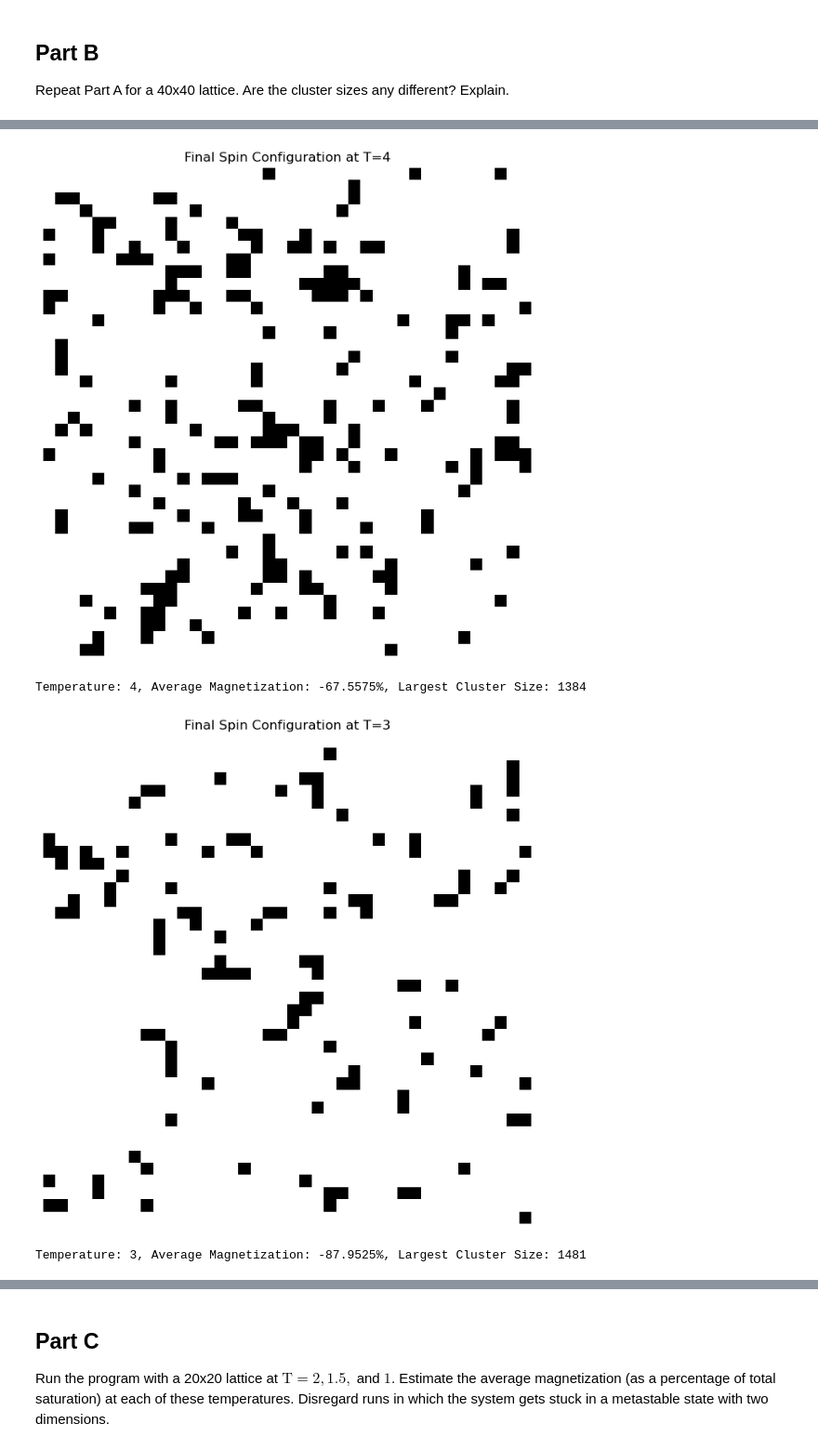
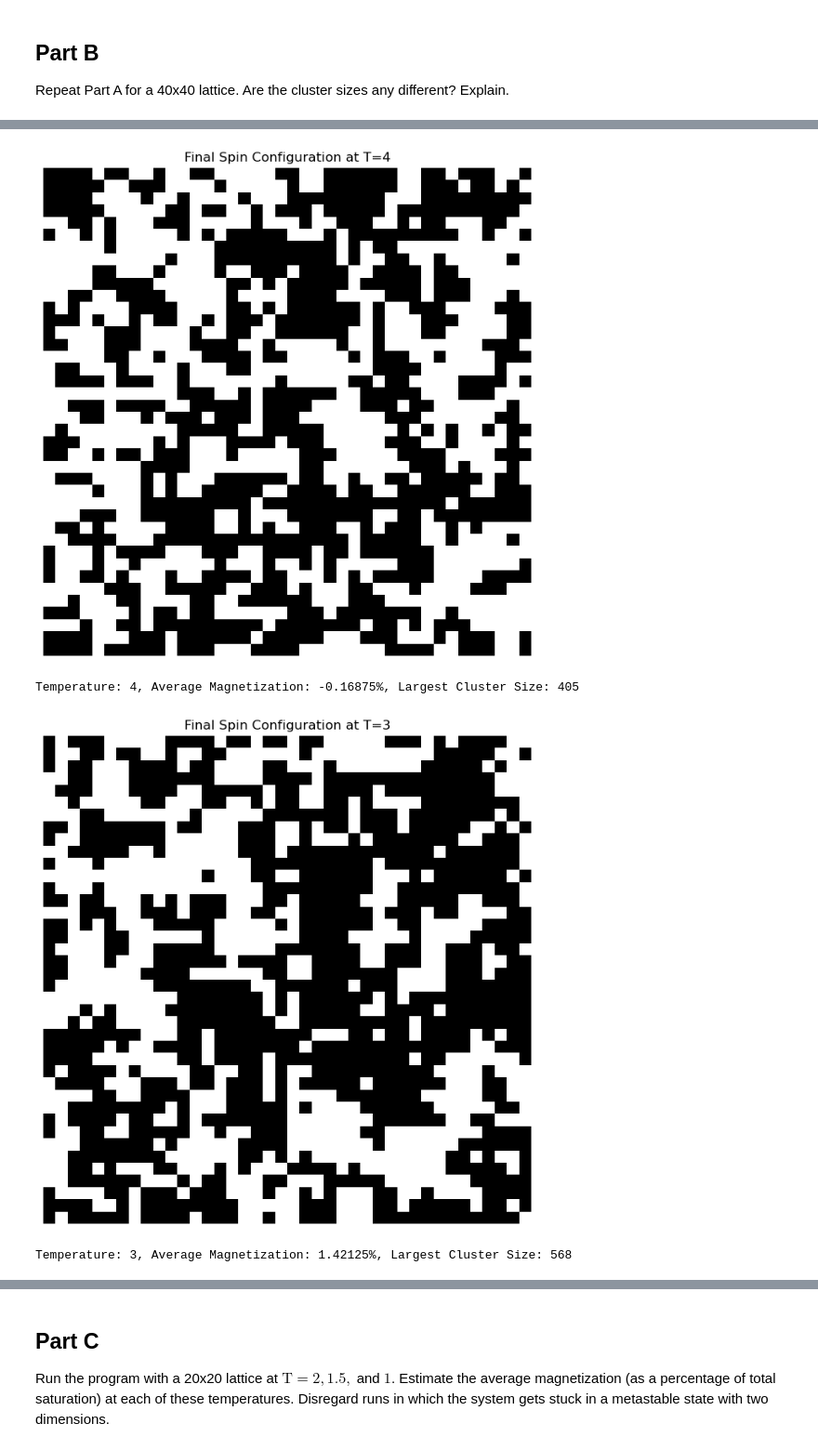
Before and after one commit to bfencill/140A-Ising-model-Project, a Jupyter notebook: Code/question8-26.ipynb, the cells around one changed output, grey strips where cells are left out. Shown: that part at 93% size. Drawn from its saved outputs; the diff is of its cells as text; code cells hidden in the pictures.

```diff
--- a/Code/question8-26.ipynb
+++ b/Code/question8-26.ipynb
@@ -45,7 +45,7 @@ from IsingModel import Run_Simulation_For_Temperatures
 lattice_size = 40
 temperatures = [10, 5, 4, 3, 2.5]
 steps_per_dipole = 100
-B_field = -1
+B_field = 0
 
 results = Run_Simulation_For_Temperatures(lattice_size, temperatures, steps_per_dipole, B_field)
 # %% [output]
@@ -56,4 +56,4 @@ Temperature: 5, Average Magnetization: -48.00375%, Largest Cluster Size: 1201
-[figure, old version]
+[figure, new version]
-Temperature: 4, Average Magnetization: -67.5575%, Largest Cluster Size: 1384
+Temperature: 4, Average Magnetization: -0.16875%, Largest Cluster Size: 405
-[figure, old version]
+[figure, new version]
-Temperature: 3, Average Magnetization: -87.9525%, Largest Cluster Size: 1481
+Temperature: 3, Average Magnetization: 1.42125%, Largest Cluster Size: 568
```
Also changed, not shown: parts of 8 cells of this notebook, 17 other files.
